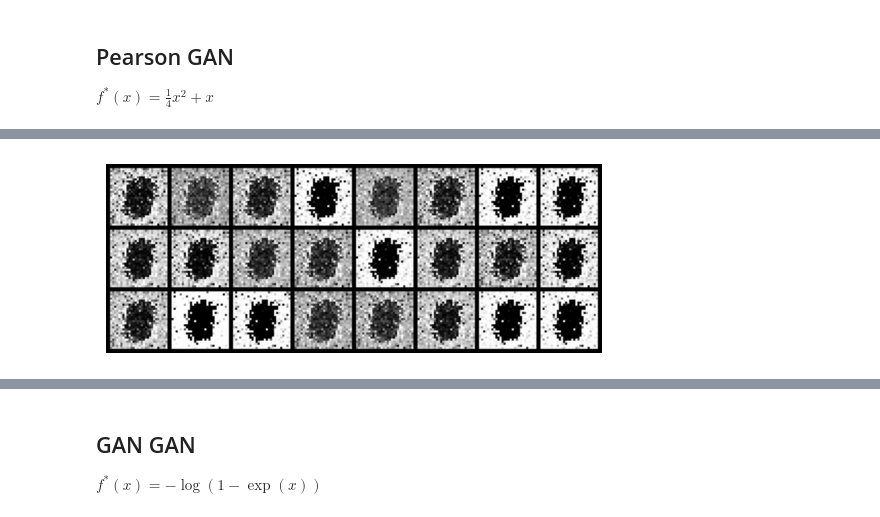
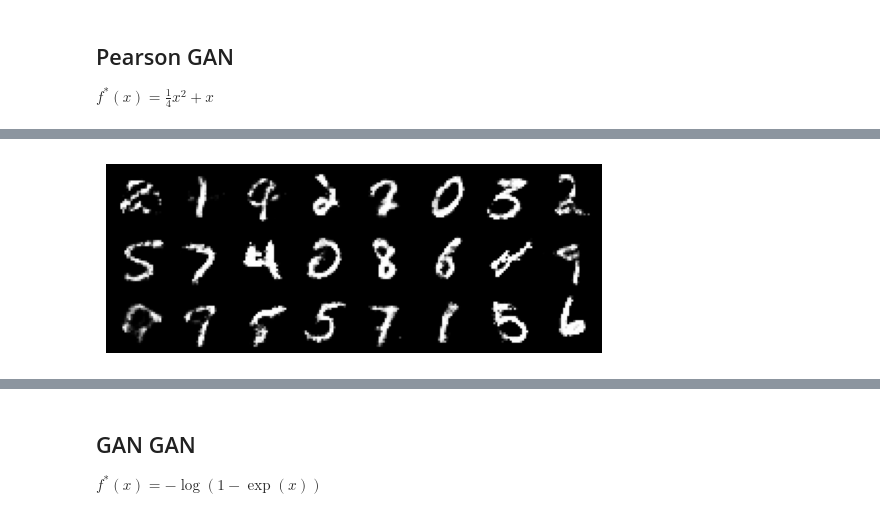
Before and after one commit to AlexF1994/bhsgan, a Jupyter notebook: mnist.ipynb, the cells around one changed output, grey strips where cells are left out. Cells and saved outputs as stored; diff of their text form; code cells hidden in the pictures.

```diff
--- a/mnist.ipynb
+++ b/mnist.ipynb
@@ -277,12 +273,12 @@ random.seed(96)
 
 training_params_pgan = TrainingParams(lr_dis=0.0002,
                                       lr_gen=0.002,
-                                      num_epochs=8,
-                                      num_dis_updates=1,
+                                      num_epochs=50,
+                                      num_dis_updates=4,
                                       num_gen_updates=3,
                                       beta_1=0.5,
                                       batch_size=batch_size_bhs)
-generator_pgan = GeneratorBhsMnist(latent_dim_bhs)
+generator_pgan = GeneratorBhsMnist(latent_dim)
 discriminator_pgan = DiscriminatorBhsMnist(nn.Identity,28 * 28)
 trainer_kl = Trainer(training_params_pgan, generator_pgan, discriminator_pgan, device=device)
 # %%
@@ -294,11 +304,11 @@ KeyboardInterrupt:
 # %%
 torch.manual_seed(12)
-test_noise_bhs = get_noise(24, latent_dim_bhs, device)
+test_noise = get_noise(24, latent_dim, device)
 
-generated_images_pgan = trained_pgan.generator(test_noise_bhs)
+generated_images_pgan = trained_pgan.generator(test_noise)
 plot_tensor_images(generated_images_pgan, num_images=24)
 # %% [output]
-[figure, old version]
+[figure, new version]
 # %%
 plot_losses(trained_pgan.generator_losses, trained_pgan.discriminator_losses)
 plt.plot(trained_pgan.generator_losses[0:25])
```
Also changed, not shown: parts of 32 cells of this notebook, 2 other files.
